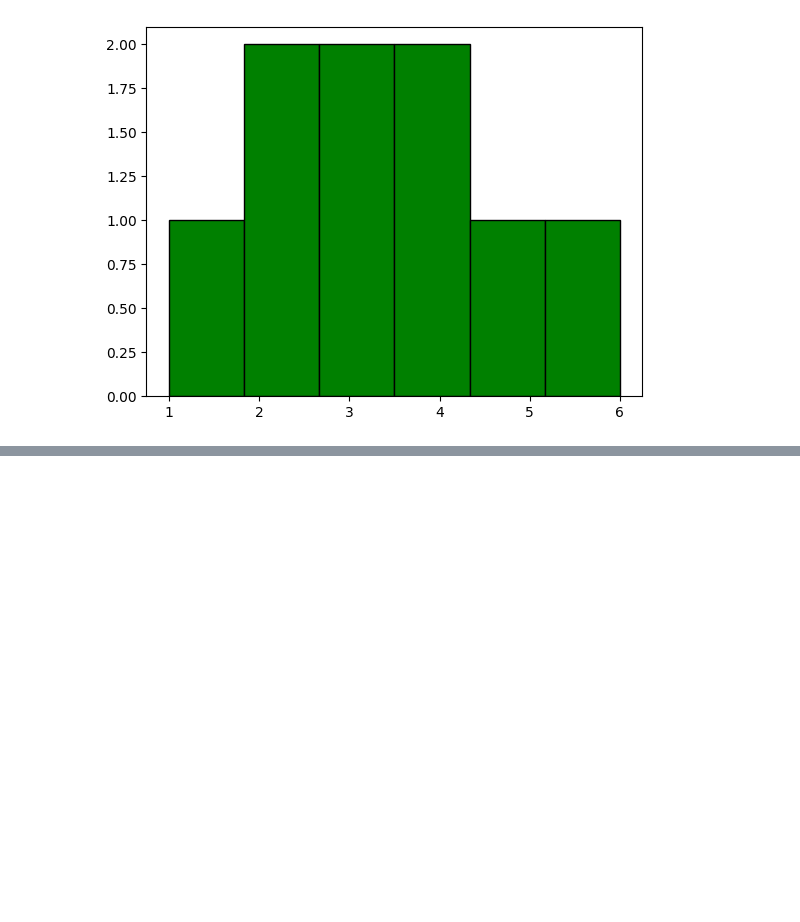
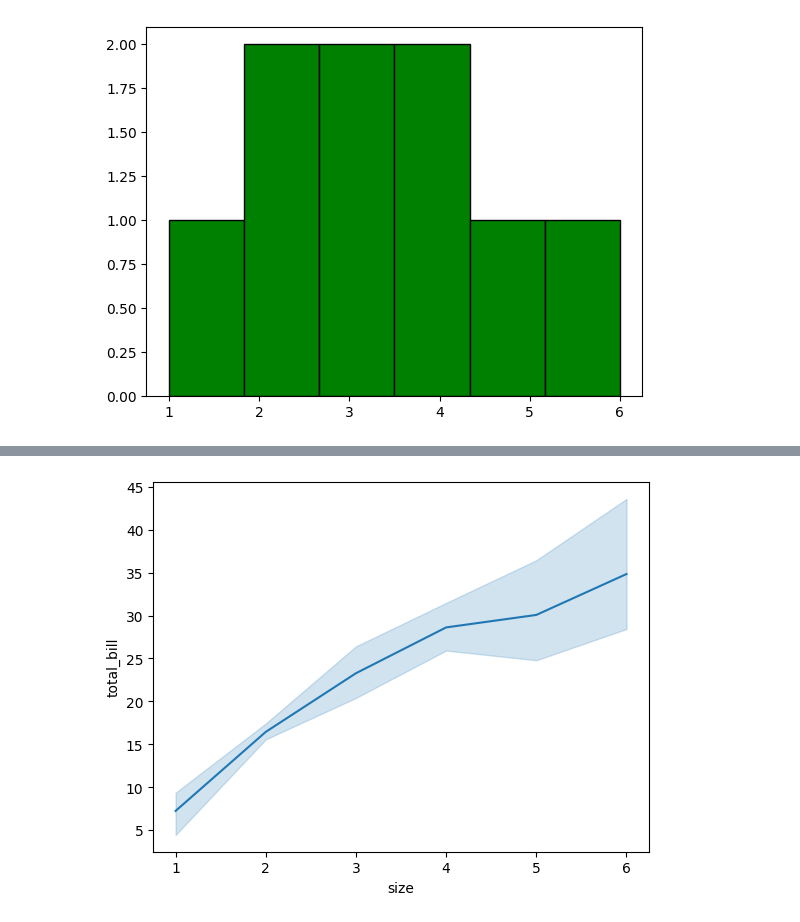
Before and after one commit to RaviSoni804426/AI-Code, a Jupyter notebook: My Code/basicpython.ipynb, the cells around one changed output, grey strips where cells are left out. Saved outputs shown, nothing was run; the diff lists cells and outputs as text; code cells hidden in the pictures; blank space fills up the shorter version.

```diff
--- a/My Code/basicpython.ipynb
+++ b/My Code/basicpython.ipynb
@@ -324,0 +381,6 @@ plt.hist(data,bins=6,color='green',edgecolor='black')
+# %%
+##line plot
+sns.lineplot(x='size',y='total_bill',data=tips)
+plt.show()
+# %% [output]
+[figure, added]
```
Also changed, not shown: parts of 7 cells of this notebook.
